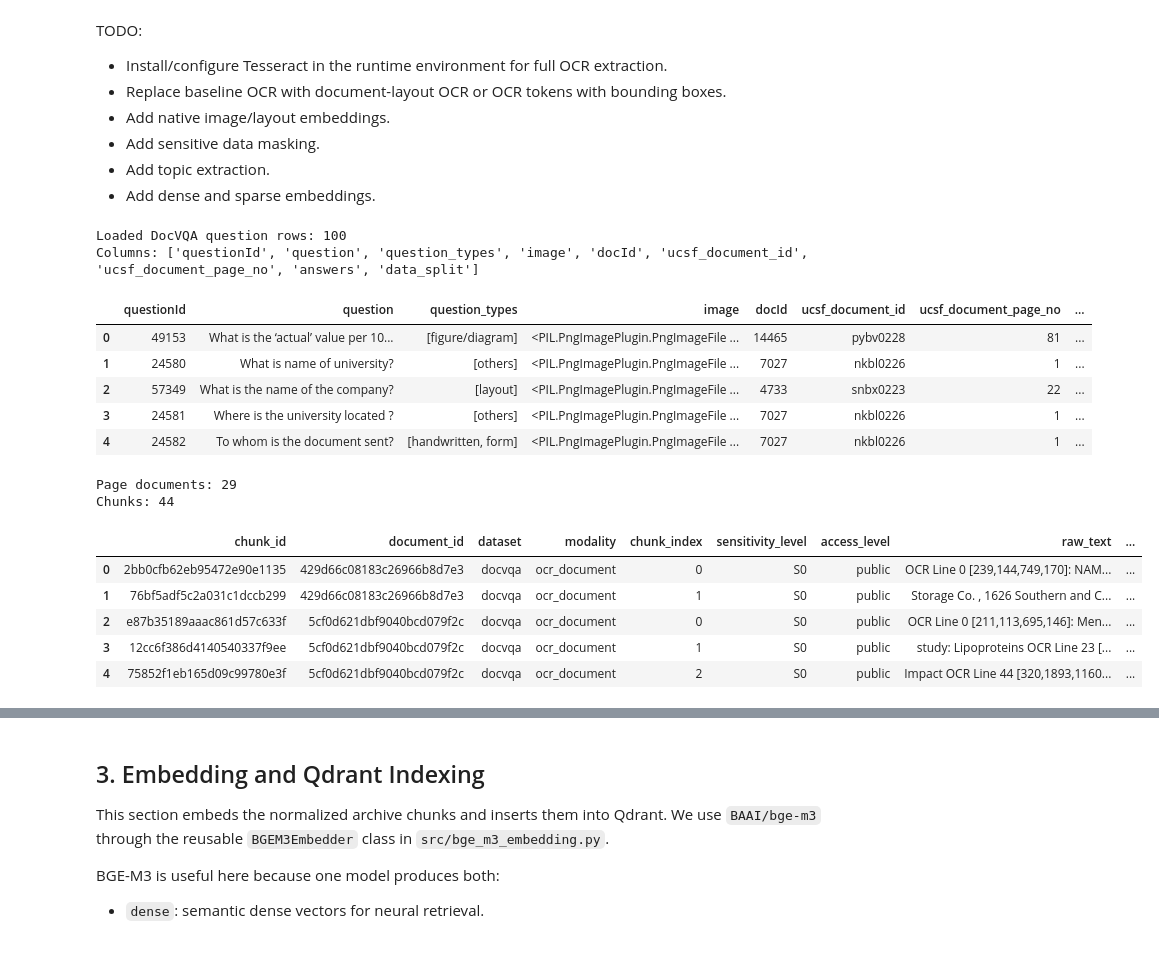
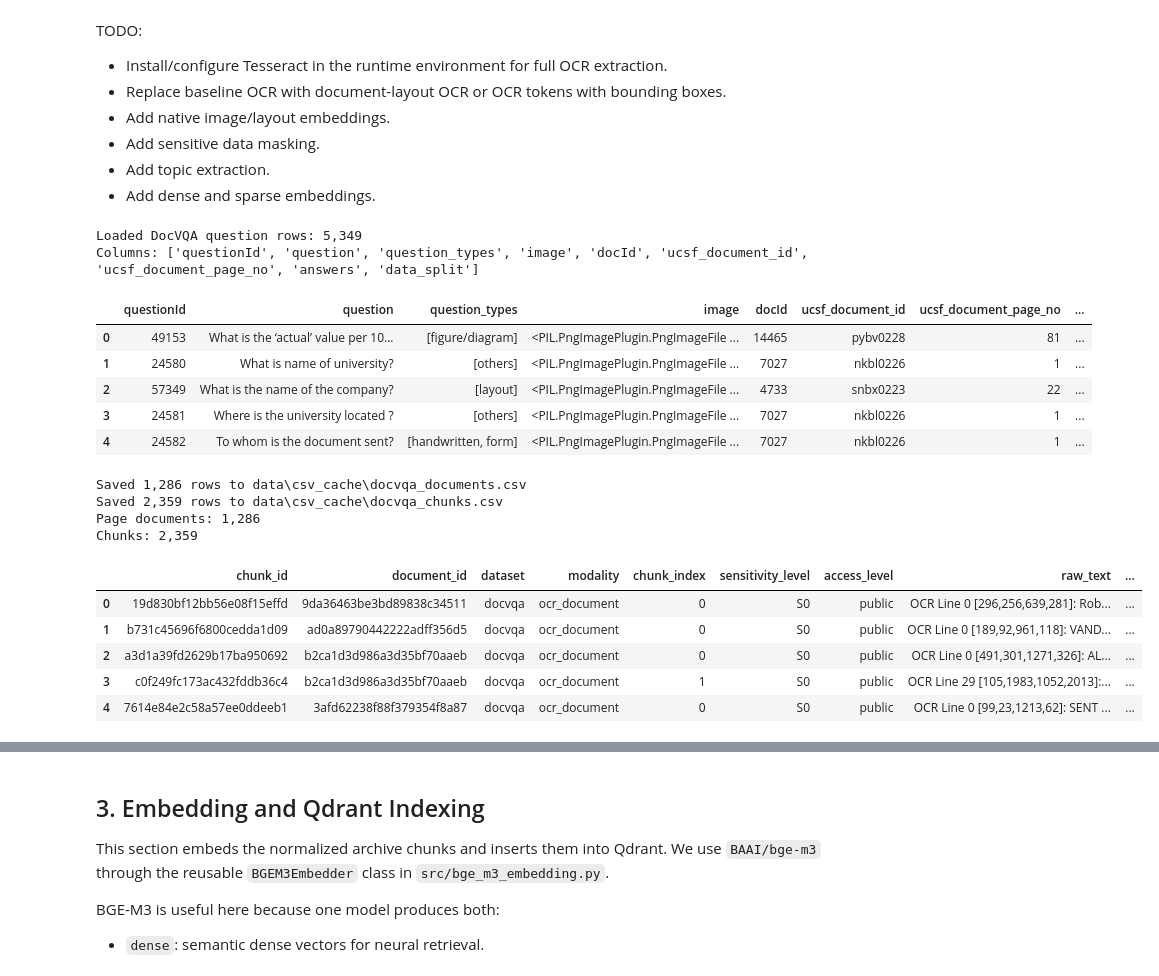
Before and after one commit to plminh-sdh/Design-and-Evaluation-of-Secure-Retrieval-Augmented-Systems-for-Large-Scale-Digital-Archives, a Jupyter notebook: Database.ipynb, the cells around one changed output, grey strips where cells are left out. Saved outputs shown, nothing was run; the diff lists cells and outputs as text; code cells hidden in the pictures.

Commit message:
Add chunks to qdrant database

```diff
--- a/Database.ipynb
+++ b/Database.ipynb
@@ -879,18 +1222,21 @@ TODO:
 DOCVQA_DATASET_NAME = "lmms-lab/DocVQA"
 DOCVQA_CONFIG = "DocVQA"
 DOCVQA_SPLIT = "validation"
-DOCVQA_SAMPLE_SIZE = 100
+DOCVQA_SAMPLE_SIZE: Optional[int] = None  # Set to a small number for quick tests.
 DOCVQA_USE_STREAMING = True
 DOCVQA_ENABLE_OCR = True
 
 
 def load_docvqa_sample(
-    sample_size: int = DOCVQA_SAMPLE_SIZE,
+    sample_size: Optional[int] = DOCVQA_SAMPLE_SIZE,
     split: str = DOCVQA_SPLIT,
     config: str = DOCVQA_CONFIG,
     streaming: bool = DOCVQA_USE_STREAMING,
 ) -> pd.DataFrame:
-    """Download/read a small DocVQA sample from Hugging Face."""
+    """Download/read DocVQA rows from Hugging Face.
+
+    Set sample_size=None to load the full selected split.
+    """
     if streaming:
         dataset_iter = load_dataset(
             DOCVQA_DATASET_NAME,
@@ -898,12 +1244,13 @@ def load_docvqa_sample(
             split=split,
             streaming=True,
         )
-        records = list(islice(dataset_iter, sample_size))
+        records = list(dataset_iter if sample_size is None else islice(dataset_iter, sample_size))
     else:
+        split_expr = split if sample_size is None else f"{split}[:{sample_size}]"
         dataset = load_dataset(
             DOCVQA_DATASET_NAME,
             config,
-            split=f"{split}[:{sample_size}]",
+            split=split_expr,
         )
         records = list(dataset)
 
@@ -915,7 +1262,7 @@ print(f"Loaded DocVQA question rows: {len(docvqa_df):,}")
 print(f"Columns: {list(docvqa_df.columns)}")
 docvqa_df.head()
 # %% [output]
-Loaded DocVQA question rows: 100
+Loaded DocVQA question rows: 5,349
 Columns: ['questionId', 'question', 'question_types', 'image', 'docId', 'ucsf_document_id', 'ucsf_document_page_no', 'answers', 'data_split']
 |  | questionId | question | question_types | image | docId | ucsf_document_id | ucsf_document_page_no | ... |
 | 0 | 49153 | What is the ‘actual’ value per 10... | [figure/diagram] | <PIL.PngImagePlugin.PngImageFile ... | 14465 | pybv0228 | 81 | ... |
@@ -1125,8 +1472,16 @@ docvqa_chunks: List[ArchiveChunk] = []
 for document in tqdm(docvqa_documents, desc="Chunking DocVQA OCR documents"):
     docvqa_chunks.extend(docvqa_document_to_archive_chunks(document))
 
+docvqa_document_df = archive_documents_to_dataframe(docvqa_documents)
+docvqa_chunk_df = archive_chunks_to_dataframe(docvqa_chunks)
+docvqa_document_csv_path, docvqa_chunk_csv_path = dataset_cache_paths("docvqa")
+dataframe_to_csv(docvqa_document_df, docvqa_document_csv_path, json_columns=["source_metadata"])
+dataframe_to_csv(docvqa_chunk_df, docvqa_chunk_csv_path, json_columns=CSV_JSON_COLUMNS)
+
 print(f"Page documents: {len(docvqa_documents):,}")
 print(f"Chunks: {len(docvqa_chunks):,}")
 # %% [output]
-Page documents: 29
-Chunks: 44
+Saved 1,286 rows to data\csv_cache\docvqa_documents.csv
+Saved 2,359 rows to data\csv_cache\docvqa_chunks.csv
+Page documents: 1,286
+Chunks: 2,359
@@ -1133,29 +1564,24 @@ Chunks: 44
 # %%
-docvqa_chunk_df = pd.DataFrame([
-    archive_chunk_to_qdrant_payload(chunk)
-    for chunk in docvqa_chunks
-])
-
 preview_columns = [
     "chunk_id",
     "document_id",
     "dataset",
     "modality",
     "chunk_index",
     "sensitivity_level",
     "access_level",
     "raw_text",
     "masked_text",
 ]
 
 docvqa_chunk_df[preview_columns].head()
 # %% [output]
 |  | chunk_id | document_id | dataset | modality | chunk_index | sensitivity_level | access_level | raw_text | ... |
-| 0 | 2bb0cfb62eb95472e90e1135 | 429d66c08183c26966b8d7e3 | docvqa | ocr_document | 0 | S0 | public | OCR Line 0 [239,144,749,170]: NAM... | ... |
-| 1 | 76bf5adf5c2a031c1dccb299 | 429d66c08183c26966b8d7e3 | docvqa | ocr_document | 1 | S0 | public | Storage Co. , 1626 Southern and C... | ... |
-| 2 | e87b35189aaac861d57c633f | 5cf0d621dbf9040bcd079f2c | docvqa | ocr_document | 0 | S0 | public | OCR Line 0 [211,113,695,146]: Men... | ... |
-| 3 | 12cc6f386d4140540337f9ee | 5cf0d621dbf9040bcd079f2c | docvqa | ocr_document | 1 | S0 | public | study: Lipoproteins OCR Line 23 [... | ... |
-| 4 | 75852f1eb165d09c99780e3f | 5cf0d621dbf9040bcd079f2c | docvqa | ocr_document | 2 | S0 | public | Impact OCR Line 44 [320,1893,1160... | ... |
+| 0 | 19d830bf12bb56e08f15effd | 9da36463be3bd89838c34511 | docvqa | ocr_document | 0 | S0 | public | OCR Line 0 [296,256,639,281]: Rob... | ... |
+| 1 | b731c45696f6800cedda1d09 | ad0a89790442222adff356d5 | docvqa | ocr_document | 0 | S0 | public | OCR Line 0 [189,92,961,118]: VAND... | ... |
+| 2 | a3d1a39fd2629b17ba950692 | b2ca1d3d986a3d35bf70aaeb | docvqa | ocr_document | 0 | S0 | public | OCR Line 0 [491,301,1271,326]: AL... | ... |
+| 3 | c0f249fc173ac432fddb36c4 | b2ca1d3d986a3d35bf70aaeb | docvqa | ocr_document | 1 | S0 | public | OCR Line 29 [105,1983,1052,2013]:... | ... |
+| 4 | 7614e84e2c58a57ee0ddeeb1 | 3afd62238f88f379354f8a87 | docvqa | ocr_document | 0 | S0 | public | OCR Line 0 [99,23,1213,62]: SENT ... | ... |
 # %%
 # Inspect one future embedding input.
 # This should use masked_text, not raw_text, once the masking layer is implemented.
```
Also changed, not shown: parts of 25 cells of this notebook.
